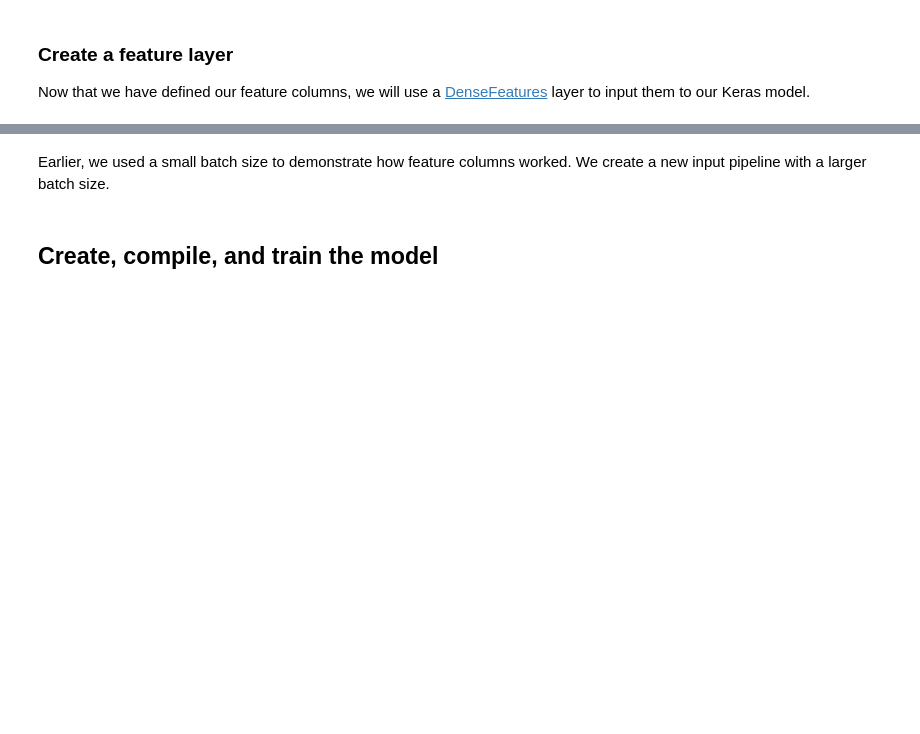
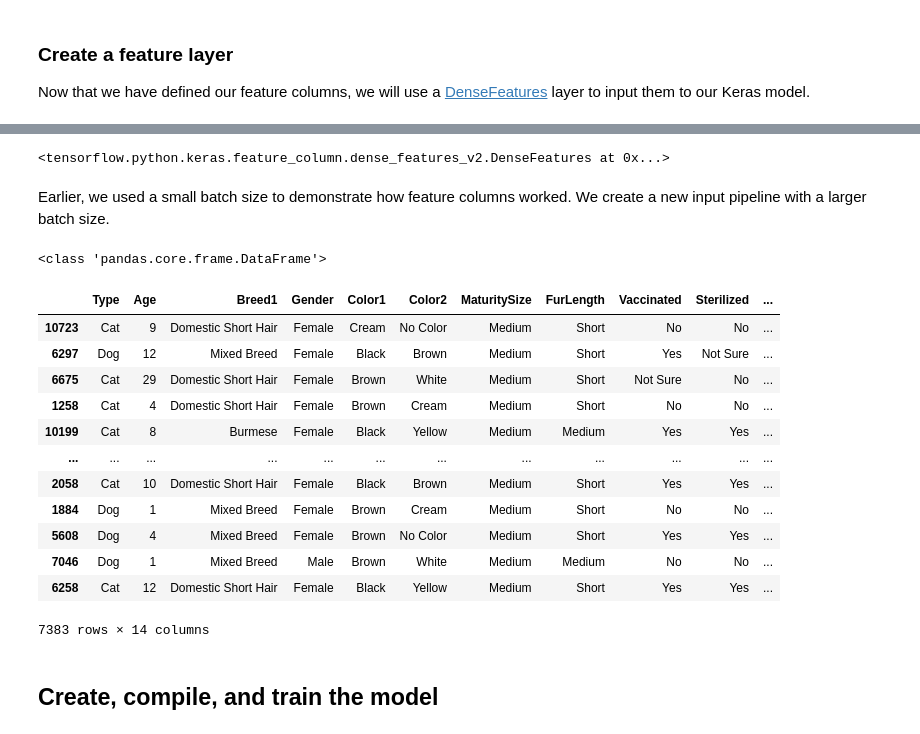
Before and after one commit to duybluemind1988/docs, a Jupyter notebook: site/en/tutorials/structured_data/feature_columns.ipynb, the cells around one changed output, grey strips where cells are left out. Cells and saved outputs as stored; diff of their text form; code cells hidden in the pictures; blank space fills up the shorter version.

```diff
--- a/site/en/tutorials/structured_data/feature_columns.ipynb
+++ b/site/en/tutorials/structured_data/feature_columns.ipynb
@@ -402,7 +604,29 @@ Now that we have defined our feature columns, we will use a [DenseFeatures](http
 # %%
 feature_layer = tf.keras.layers.DenseFeatures(feature_columns)
+# %%
+feature_layer
+# %% [output]
+<tensorflow.python.keras.feature_column.dense_features_v2.DenseFeatures at 0x...>
 # %% [markdown]
 Earlier, we used a small batch size to demonstrate how feature columns worked. We create a new input pipeline with a larger batch size.
+# %%
+print(type(train))
+train
+# %% [output]
+<class 'pandas.core.frame.DataFrame'>
+|  | Type | Age | Breed1 | Gender | Color1 | Color2 | MaturitySize | FurLength | Vaccinated | Sterilized | ... |
+| 10723 | Cat | 9 | Domestic Short Hair | Female | Cream | No Color | Medium | Short | No | No | ... |
+| 6297 | Dog | 12 | Mixed Breed | Female | Black | Brown | Medium | Short | Yes | Not Sure | ... |
+| 6675 | Cat | 29 | Domestic Short Hair | Female | Brown | White | Medium | Short | Not Sure | No | ... |
+| 1258 | Cat | 4 | Domestic Short Hair | Female | Brown | Cream | Medium | Short | No | No | ... |
+| 10199 | Cat | 8 | Burmese | Female | Black | Yellow | Medium | Medium | Yes | Yes | ... |
+| ... | ... | ... | ... | ... | ... | ... | ... | ... | ... | ... | ... |
+| 2058 | Cat | 10 | Domestic Short Hair | Female | Black | Brown | Medium | Short | Yes | Yes | ... |
+| 1884 | Dog | 1 | Mixed Breed | Female | Brown | Cream | Medium | Short | No | No | ... |
+| 5608 | Dog | 4 | Mixed Breed | Female | Brown | No Color | Medium | Short | Yes | Yes | ... |
+| 7046 | Dog | 1 | Mixed Breed | Male | Brown | White | Medium | Medium | No | No | ... |
+| 6258 | Cat | 12 | Domestic Short Hair | Female | Black | Yellow | Medium | Short | Yes | Yes | ... |
+7383 rows × 14 columns
 # %%
 batch_size = 32
 train_ds = df_to_dataset(train, batch_size=batch_size)
```
Also changed, not shown: parts of 41 cells of this notebook.
